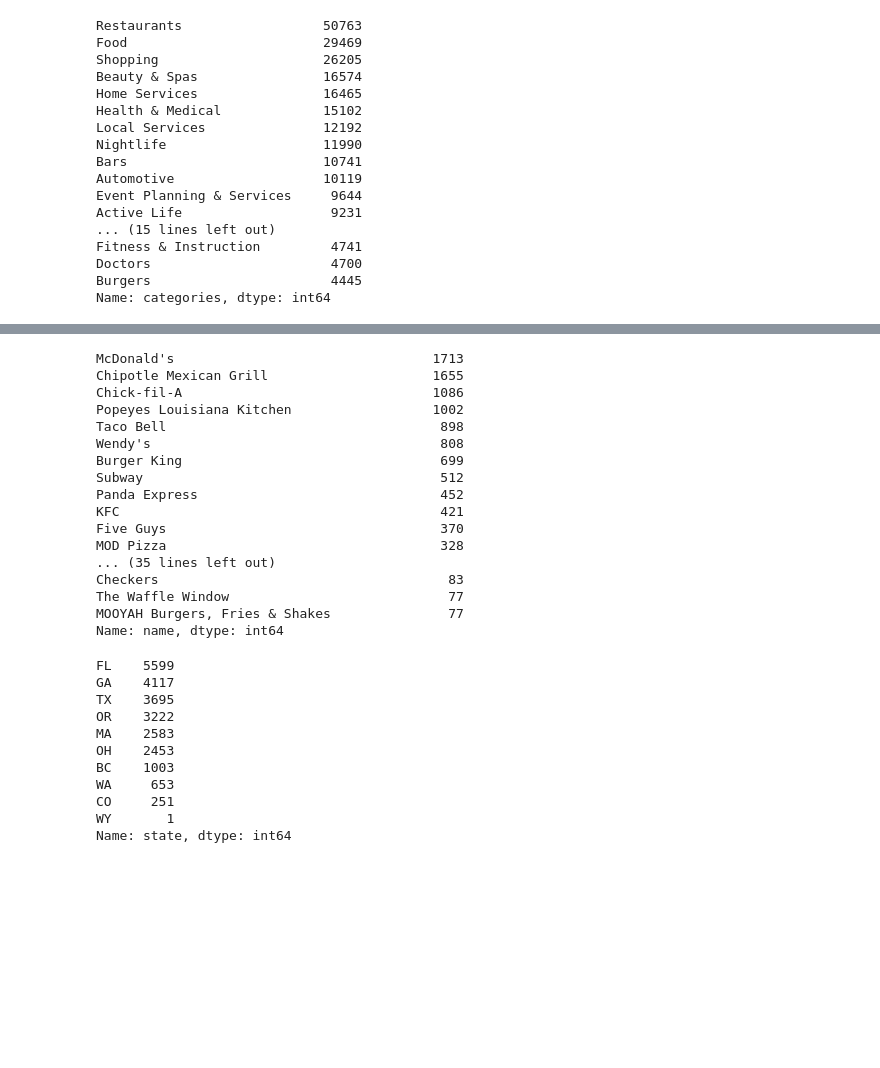
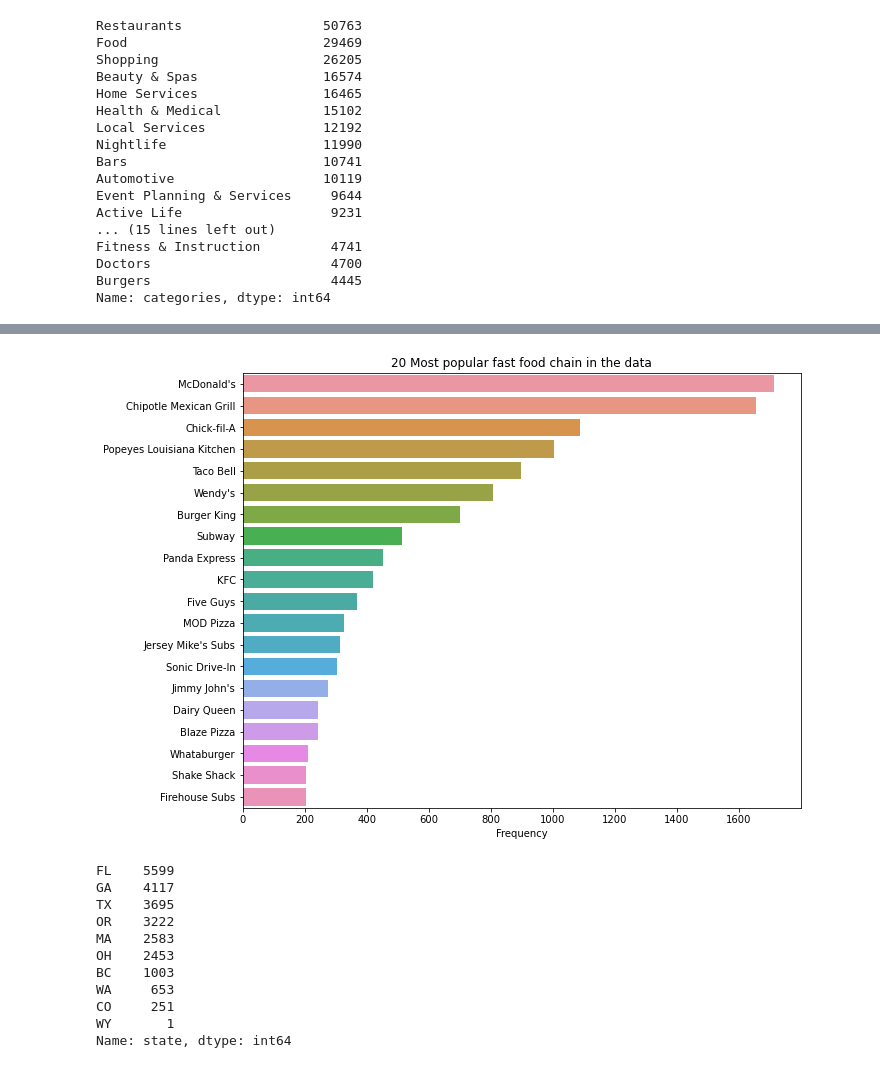
Before and after one commit to aestheteeism/yelp-covid-project, a Jupyter notebook: Notebooks/yelp-review-anlysis.ipynb, the cells around one changed output, grey strips where cells are left out. Saved outputs shown, nothing was run; the diff lists cells and outputs as text; code cells hidden in the pictures; blank space fills up the shorter version.

```diff
--- a/Notebooks/yelp-review-anlysis.ipynb
+++ b/Notebooks/yelp-review-anlysis.ipynb
@@ -97,23 +95,17 @@ df_merged
-# %%
-df_merged['name'].value_counts()[:50]
-# %% [output]
-McDonald's                                 1713
-Chipotle Mexican Grill                     1655
-Chick-fil-A                                1086
-Popeyes Louisiana Kitchen                  1002
-Taco Bell                                   898
-Wendy's                                     808
-Burger King                                 699
-Subway                                      512
-Panda Express                               452
-KFC                                         421
-Five Guys                                   370
-MOD Pizza                                   328
-... (35 lines left out)
-Checkers                                     83
-The Waffle Window                            77
-MOOYAH Burgers, Fries & Shakes               77
-Name: name, dtype: int64
+# %%
+top20_yelp = df_merged['name'].value_counts()[:20]
+# %%
+import seaborn as sns
+import matplotlib.pyplot as plt
+%matplotlib inline
+plt.figure(figsize=(10,8))
+sns.barplot(y=top20_yelp.index, x=top20_yelp)
+plt.title('20 Most popular fast food chain in the data')
+plt.xlabel('Frequency')
+plt.ylabel('')
+plt.show()
+# %% [output]
+[figure, added]
 # %%
 df_merged['state'].value_counts()
 # %% [output]
```
Also changed, not shown: parts of 48 cells of this notebook, 3 other files.
